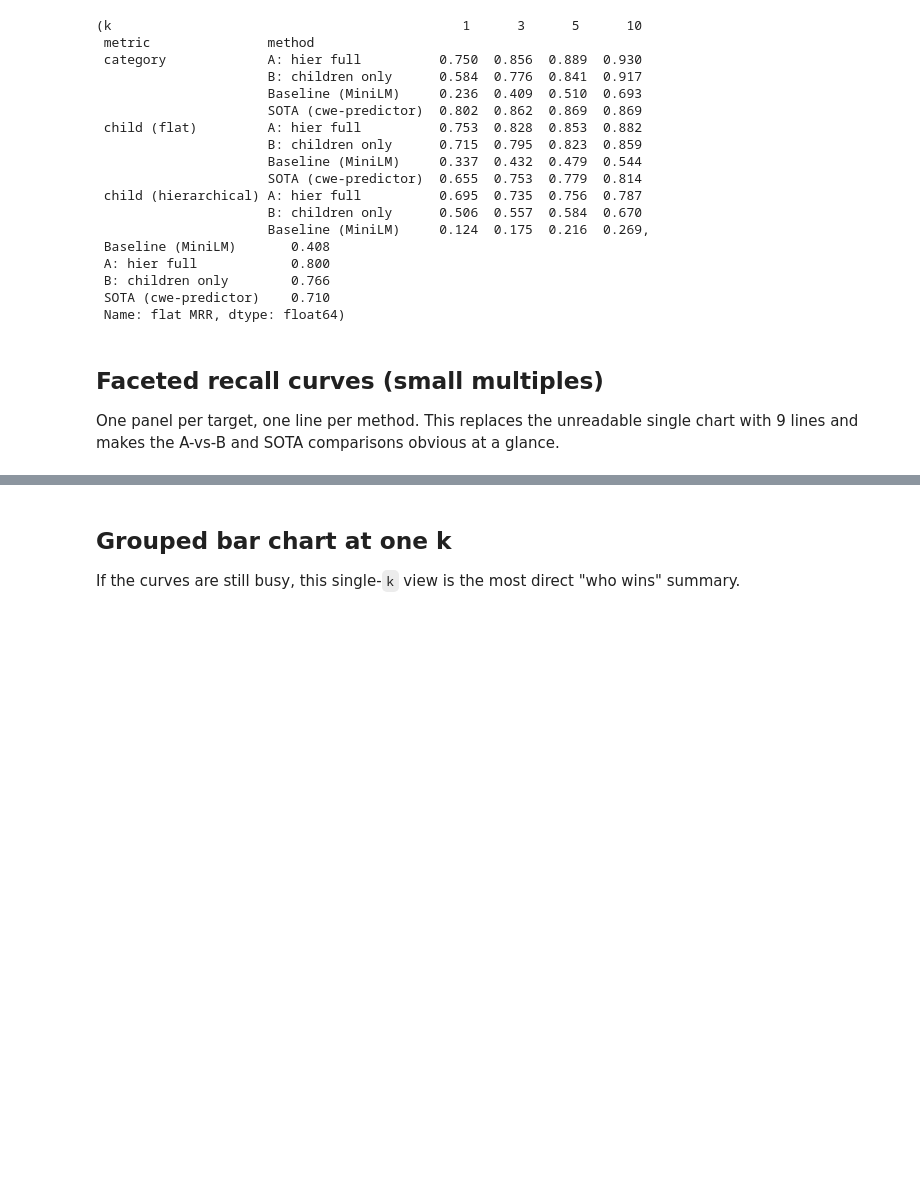
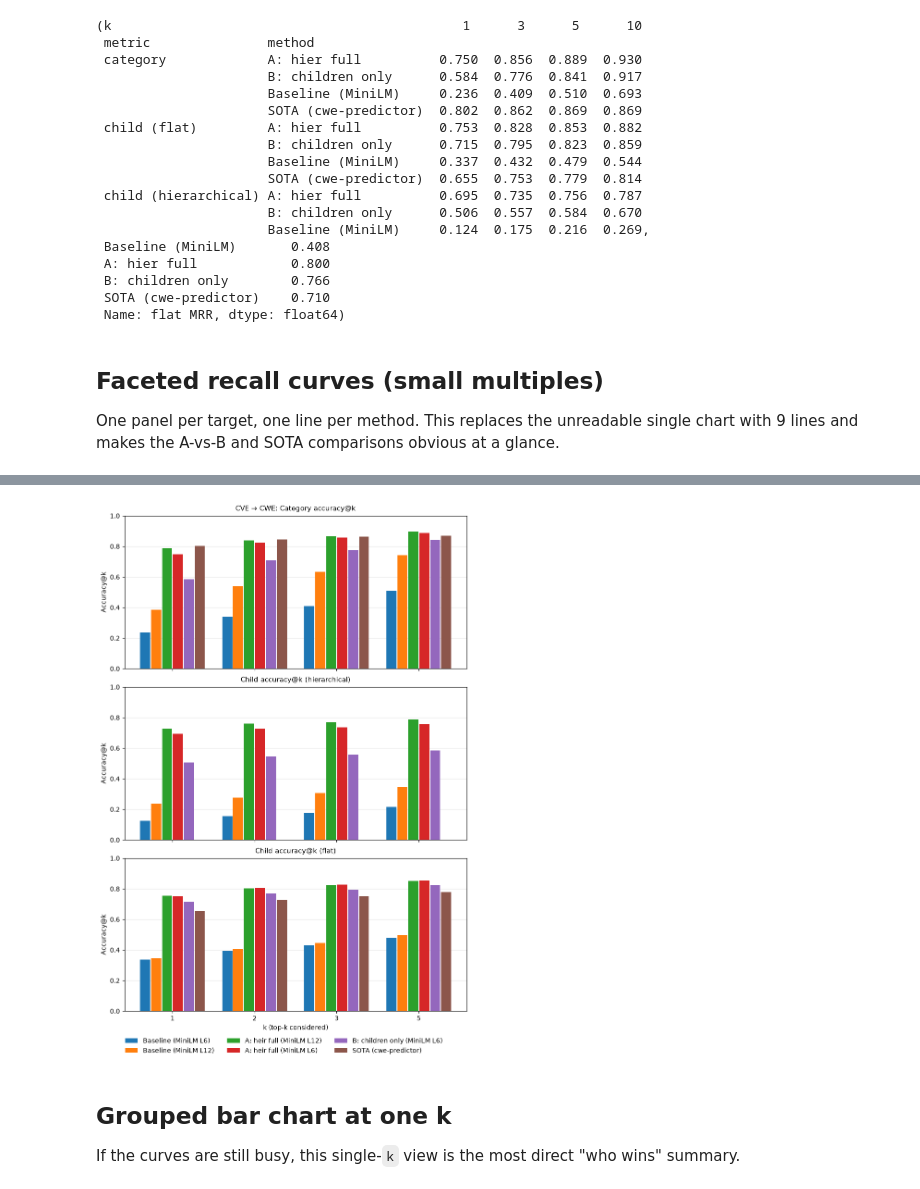
Before and after one commit to regularpooria/CWE_CVE_Mapping, a Jupyter notebook: experiments/model_comparison.ipynb, the cells around one changed output, grey strips where cells are left out. Drawn from its saved outputs; the diff is of its cells as text; code cells hidden in the pictures; blank space fills up the shorter version.

```diff
--- a/experiments/model_comparison.ipynb
+++ b/experiments/model_comparison.ipynb
@@ -496,3 +574,50 @@ plt.show()
+# %%
+import numpy as np
+import matplotlib.pyplot as plt
+
+METRIC_ORDER = ["category", "child (hierarchical)", "child (flat)"]
+METRIC_TITLES = {
+    "category": "CVE → CWE: Category accuracy@k",
+    "child (hierarchical)": "Child accuracy@k (hierarchical)",
+    "child (flat)": "Child accuracy@k (flat)",
+}
+
+plot_df = results_df[results_df["k"].isin(KS)]
+
+n = len(METHOD_ORDER)
+group_w = 0.8                      # total width of one k-group
+bar_w = group_w / n
+x = np.arange(len(KS))             # evenly spaced groups, one per k
+
+fig, axes = plt.subplots(
+    3, 1, figsize=(8, 12), sharex=True, sharey=True, layout="constrained"
+)
+
+for ax, metric in zip(axes, METRIC_ORDER):
+    sub = plot_df[plot_df["metric"] == metric]
+    for i, method in enumerate(METHOD_ORDER):
+        # align to KS so a missing k leaves a gap instead of shifting bars
+        vals = sub[sub["method"] == method].set_index("k")["recall"].reindex(KS)
+        offset = (i - (n - 1) / 2) * bar_w
+        ax.bar(
+            x + offset, vals.values, width=bar_w * 0.92,
+            color=f"C{i % 10}", label=method,
+        )
+    ax.set_title(METRIC_TITLES[metric], fontsize=11, pad=8)
+    ax.set_xticks(x, [str(k) for k in KS])
+    ax.set_ylim(0, 1.0)
+    ax.set_ylabel("Accuracy@k")
+    ax.set_axisbelow(True)
+    ax.grid(axis="y", alpha=0.3)
+
+axes[-1].set_xlabel("k (top-k considered)")
+
+handles, labels = axes[0].get_legend_handles_labels()
+fig.legend(handles, labels, loc="outside lower center", ncol=3, frameon=False)
+
+plt.show()
+# %% [output]
+[figure, added]
 # %% [markdown]
 ## Grouped bar chart at one k
 
```
Also changed, not shown: parts of 13 cells of this notebook, 6 other files.
